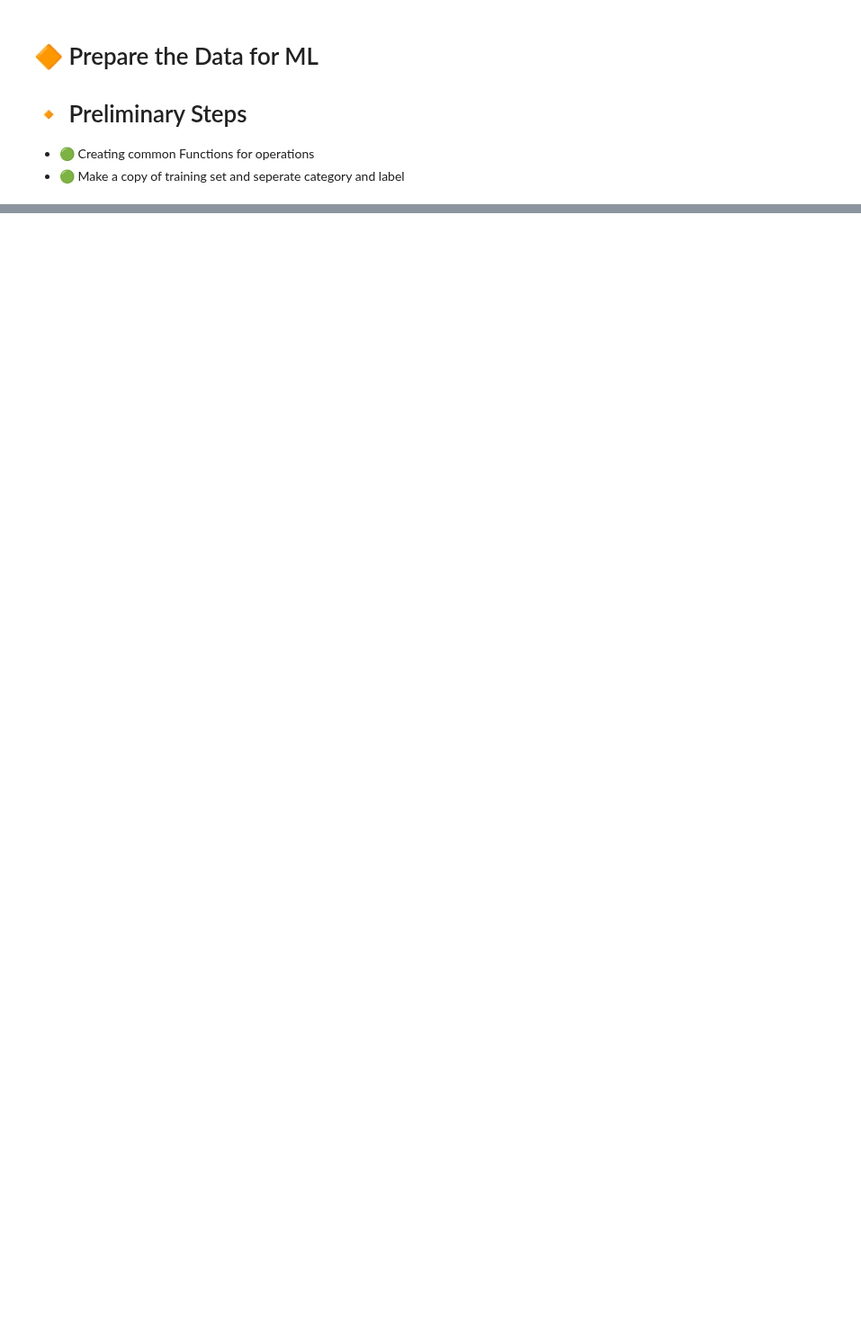
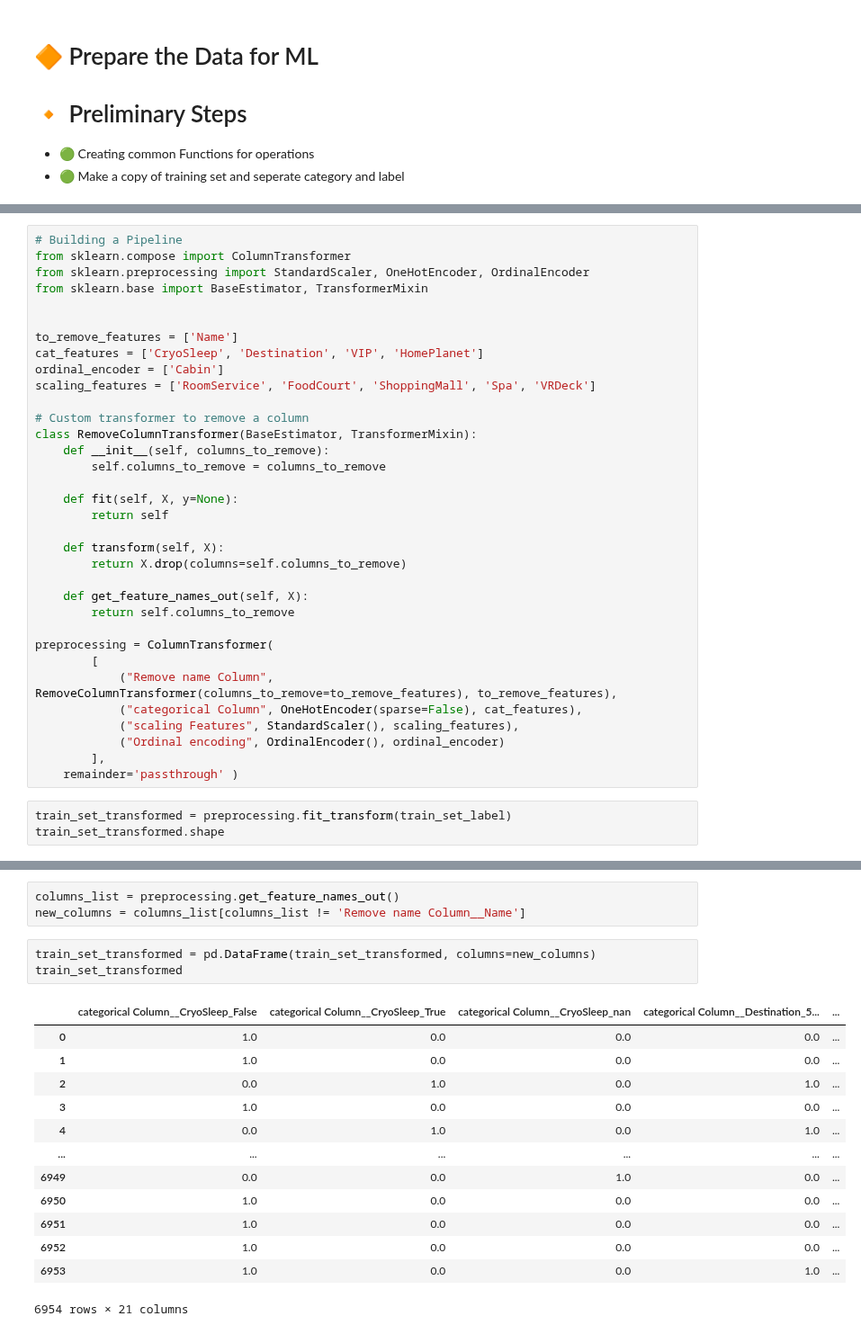
Before and after one commit to subramanya4shenoy/MachineLearningNbs, a Jupyter notebook: Kaggle/Competitions/spaceship-titanic-regression.ipynb, the cells around one changed output, grey strips where cells are left out. Shown at 90% size. Saved outputs shown, nothing was run; the diff lists cells and outputs as text; blank space fills up the shorter version.

```diff
--- a/Kaggle/Competitions/spaceship-titanic-regression.ipynb
+++ b/Kaggle/Competitions/spaceship-titanic-regression.ipynb
@@ -166,0 +184,37 @@ array([[2.800e+01, 0.000e+00, 5.500e+01, 0.000e+00, 6.560e+02, 0.000e+00],
+# %%
+# Building a Pipeline
+from sklearn.compose import ColumnTransformer
+from sklearn.preprocessing import StandardScaler, OneHotEncoder, OrdinalEncoder
+from sklearn.base import BaseEstimator, TransformerMixin
+
+
+to_remove_features = ['Name']
+cat_features = ['CryoSleep', 'Destination', 'VIP', 'HomePlanet']
+ordinal_encoder = ['Cabin']
+scaling_features = ['RoomService', 'FoodCourt', 'ShoppingMall', 'Spa', 'VRDeck']
+
+# Custom transformer to remove a column
+class RemoveColumnTransformer(BaseEstimator, TransformerMixin):
+    def __init__(self, columns_to_remove):
+        self.columns_to_remove = columns_to_remove
+
+    def fit(self, X, y=None):
+        return self
+
+    def transform(self, X):
+        return X.drop(columns=self.columns_to_remove)
+
+    def get_feature_names_out(self, X):
+        return self.columns_to_remove
+
+preprocessing = ColumnTransformer(
+        [
+            ("Remove name Column", RemoveColumnTransformer(columns_to_remove=to_remove_features), to_remove_features),
+            ("categorical Column", OneHotEncoder(sparse=False), cat_features),
+            ("scaling Features", StandardScaler(), scaling_features),
+            ("Ordinal encoding", OrdinalEncoder(), ordinal_encoder)
+        ],
+    remainder='passthrough' )
+# %%
+train_set_transformed = preprocessing.fit_transform(train_set_label)
+train_set_transformed.shape
@@ -166,0 +223,20 @@ array([[2.800e+01, 0.000e+00, 5.500e+01, 0.000e+00, 6.560e+02, 0.000e+00],
+# %%
+columns_list = preprocessing.get_feature_names_out()
+new_columns = columns_list[columns_list != 'Remove name Column__Name']
+# %%
+train_set_transformed = pd.DataFrame(train_set_transformed, columns=new_columns)
+train_set_transformed
+# %% [output]
+|  | categorical Column__CryoSleep_False | categorical Column__CryoSleep_True | categorical Column__CryoSleep_nan | categorical Column__Destination_5... | ... |
+| 0 | 1.0 | 0.0 | 0.0 | 0.0 | ... |
+| 1 | 1.0 | 0.0 | 0.0 | 0.0 | ... |
+| 2 | 0.0 | 1.0 | 0.0 | 1.0 | ... |
+| 3 | 1.0 | 0.0 | 0.0 | 0.0 | ... |
+| 4 | 0.0 | 1.0 | 0.0 | 1.0 | ... |
+| ... | ... | ... | ... | ... | ... |
+| 6949 | 0.0 | 0.0 | 1.0 | 0.0 | ... |
+| 6950 | 1.0 | 0.0 | 0.0 | 0.0 | ... |
+| 6951 | 1.0 | 0.0 | 0.0 | 0.0 | ... |
+| 6952 | 1.0 | 0.0 | 0.0 | 0.0 | ... |
+| 6953 | 1.0 | 0.0 | 0.0 | 1.0 | ... |
+6954 rows × 21 columns
```
Also changed, not shown: parts of 9 cells of this notebook.
